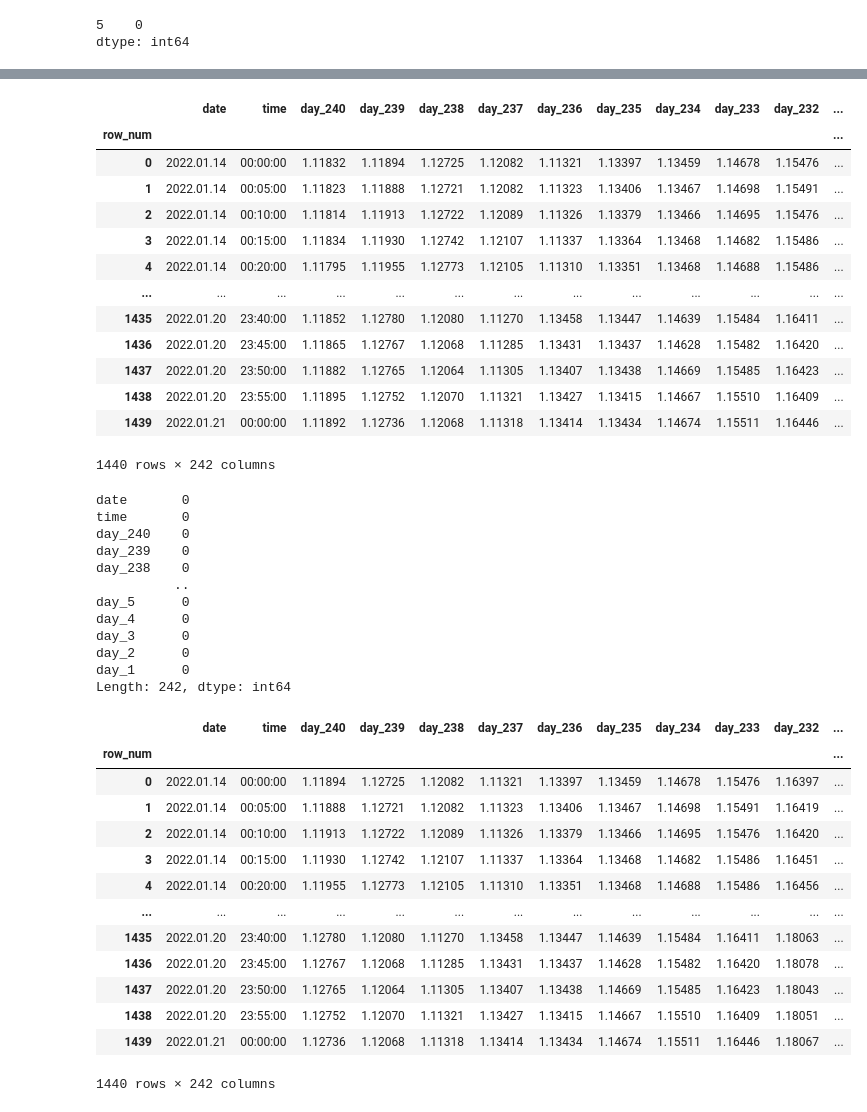
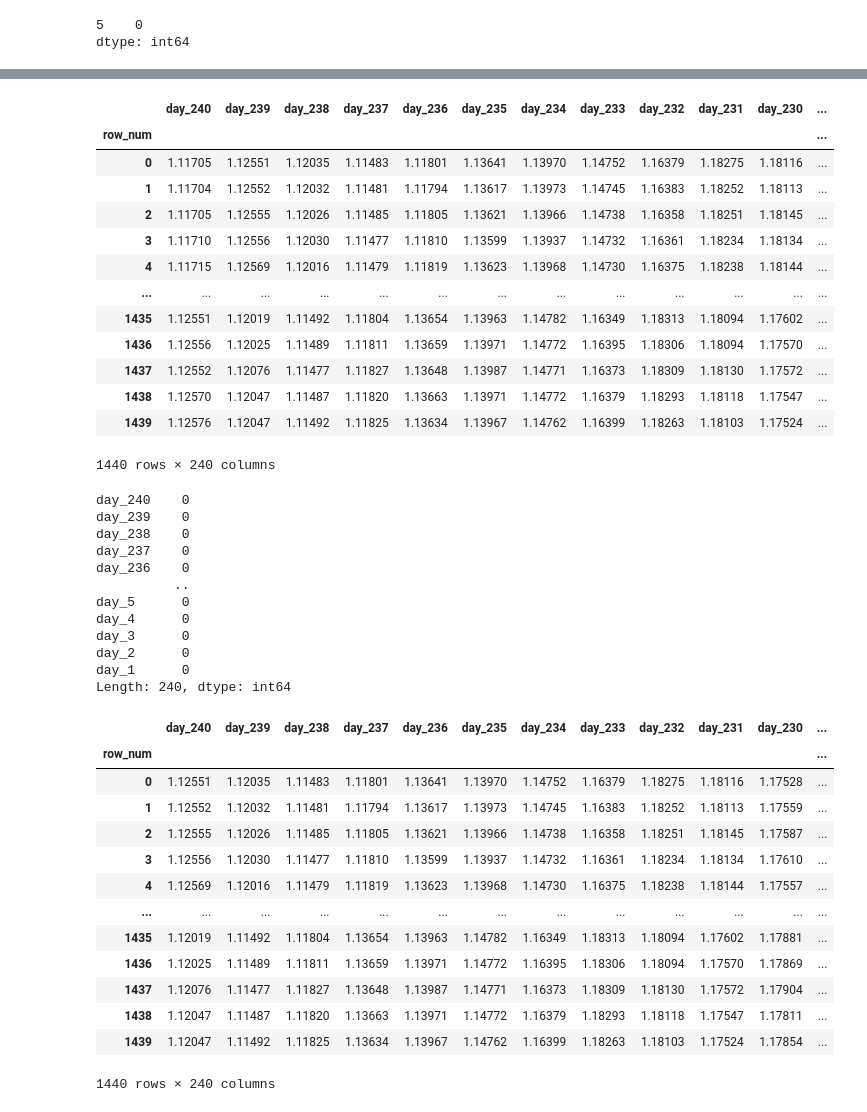
Before and after one commit to gomlfx/ApiaryFund_, a Jupyter notebook: AutoGluonForecast_1_6.ipynb, the cells around one changed output, grey strips where cells are left out. Cells and saved outputs as stored; diff of their text form; code cells hidden in the pictures.

```diff
--- a/AutoGluonForecast_1_6.ipynb
+++ b/AutoGluonForecast_1_6.ipynb
@@ -53,7 +18,7 @@ from sklearn import preprocessing
 from autogluon.tabular import TabularDataset, TabularPredictor
 # %%
 #metatrader5 file format
-df=pd.read_csv('/content/EURUSD_M5_201701020000_202201210000.csv')
+df=pd.read_csv('/content/EURUSD_M5_201001040000_202202112350.csv')
 # %%
 print(df.head())
 print(df.tail())
@@ -141,7 +106,7 @@ memory usage: 23.0+ MB
 # %%
 #Choose if you want tail or date_time range here for backtest
 #df_close_col = pd.DataFrame(data=df.iloc[:,5].tail(350000))
-df_close_col = pd.DataFrame(df.loc['2017.01.03 01:00:00':'2022.01.21 00:00:00',5])
+df_close_col = pd.DataFrame(df.loc['2017.01.03 01:00:00':'2022.01.27 00:00:00',5])
 # %%
 df_close_col.info()
 # %% [output]
@@ -1793,42 +1726,42 @@ row_num
 # %%
-df_train = pd.concat([date,time,df240,df239,df238,df237,df236,df235,df234,df233,df232,df231,df230,df229,df228,df227,df226,df225,df224,df223,df222,df221,df220,df219,df218,df217,df216,df215,df214,df213,df212,df211,df210,df209,df208,df207,df206,df205,df204,df203,df202,df201,df200,df199,df198,df197,df196,df195,df194,df193,df192,df191,df190,df189,df188,df187,df186,df185,df184,df183,df182,df181,df180,df179,df178,df177,df176,df175,df174,df173,df172,df171,df170,df169,df168,df167,df166,df165,df164,df163,df162,df161,df160,df159,df158,df157,df156,df155,df154,df153,df152,df151,df150,df149,df148,df147,df146,df145,df144,df143,df142,df141,df140,df139,df138,df137,df136,df135,df134,df133,df132,df131,df130,df129,df128,df127,df126,df125,df124,df123,df122,df121,df120,df119,df118,df117,df116,df115,df114,df113,df112,df111,df110,df109,df108,df107,df106,df105,df104,df103,df102,df101,df100,df99,df98,df97,df96,df95,df94,df93,df92,df91,df90,df89,df88,df87,df86,df85,df84,df83,df82,df81,df80,df79,df78,df77,df76,df75,df74,df73,df72,df71,df70,df69,df68,df67,df66,df65,df64,df63,df62,df61,df60,df59,df58,df57,df56,df55,df54,df53,df52,df51,df50,df49,df48,df47,df46,df45,df44,df43,df42,df41,df40,df39,df38,df37,df36,df35,df34,df33,df32,df31,df30,df29,df28,df27,df26,df25,df24,df23,df22,df21,df20,df19,df18,df17,df16,df15,df14,df13,df12,df11,df10,df9,df8,df7,df6,df5,df4,df3,df2,df1], axis=1)
+df_train = pd.concat([df240,df239,df238,df237,df236,df235,df234,df233,df232,df231,df230,df229,df228,df227,df226,df225,df224,df223,df222,df221,df220,df219,df218,df217,df216,df215,df214,df213,df212,df211,df210,df209,df208,df207,df206,df205,df204,df203,df202,df201,df200,df199,df198,df197,df196,df195,df194,df193,df192,df191,df190,df189,df188,df187,df186,df185,df184,df183,df182,df181,df180,df179,df178,df177,df176,df175,df174,df173,df172,df171,df170,df169,df168,df167,df166,df165,df164,df163,df162,df161,df160,df159,df158,df157,df156,df155,df154,df153,df152,df151,df150,df149,df148,df147,df146,df145,df144,df143,df142,df141,df140,df139,df138,df137,df136,df135,df134,df133,df132,df131,df130,df129,df128,df127,df126,df125,df124,df123,df122,df121,df120,df119,df118,df117,df116,df115,df114,df113,df112,df111,df110,df109,df108,df107,df106,df105,df104,df103,df102,df101,df100,df99,df98,df97,df96,df95,df94,df93,df92,df91,df90,df89,df88,df87,df86,df85,df84,df83,df82,df81,df80,df79,df78,df77,df76,df75,df74,df73,df72,df71,df70,df69,df68,df67,df66,df65,df64,df63,df62,df61,df60,df59,df58,df57,df56,df55,df54,df53,df52,df51,df50,df49,df48,df47,df46,df45,df44,df43,df42,df41,df40,df39,df38,df37,df36,df35,df34,df33,df32,df31,df30,df29,df28,df27,df26,df25,df24,df23,df22,df21,df20,df19,df18,df17,df16,df15,df14,df13,df12,df11,df10,df9,df8,df7,df6,df5,df4,df3,df2,df1], axis=1)
 ##include date time at column 0,1##
 
 df_train = pd.DataFrame(data=df_train)
 df_train
 # %% [output]
-|  | date | time | day_240 | day_239 | day_238 | day_237 | day_236 | day_235 | day_234 | day_233 | day_232 | ... |
+|  | day_240 | day_239 | day_238 | day_237 | day_236 | day_235 | day_234 | day_233 | day_232 | day_231 | day_230 | ... |
 | row_num |  |  |  |  |  |  |  |  |  |  |  | ... |
-| 0 | 2022.01.14 | 00:00:00 | 1.11832 | 1.11894 | 1.12725 | 1.12082 | 1.11321 | 1.13397 | 1.13459 | 1.14678 | 1.15476 | ... |
-| 1 | 2022.01.14 | 00:05:00 | 1.11823 | 1.11888 | 1.12721 | 1.12082 | 1.11323 | 1.13406 | 1.13467 | 1.14698 | 1.15491 | ... |
-| 2 | 2022.01.14 | 00:10:00 | 1.11814 | 1.11913 | 1.12722 | 1.12089 | 1.11326 | 1.13379 | 1.13466 | 1.14695 | 1.15476 | ... |
-| 3 | 2022.01.14 | 00:15:00 | 1.11834 | 1.11930 | 1.12742 | 1.12107 | 1.11337 | 1.13364 | 1.13468 | 1.14682 | 1.15486 | ... |
-| 4 | 2022.01.14 | 00:20:00 | 1.11795 | 1.11955 | 1.12773 | 1.12105 | 1.11310 | 1.13351 | 1.13468 | 1.14688 | 1.15486 | ... |
+| 0 | 1.11705 | 1.12551 | 1.12035 | 1.11483 | 1.11801 | 1.13641 | 1.13970 | 1.14752 | 1.16379 | 1.18275 | 1.18116 | ... |
+| 1 | 1.11704 | 1.12552 | 1.12032 | 1.11481 | 1.11794 | 1.13617 | 1.13973 | 1.14745 | 1.16383 | 1.18252 | 1.18113 | ... |
+| 2 | 1.11705 | 1.12555 | 1.12026 | 1.11485 | 1.11805 | 1.13621 | 1.13966 | 1.14738 | 1.16358 | 1.18251 | 1.18145 | ... |
+| 3 | 1.11710 | 1.12556 | 1.12030 | 1.11477 | 1.11810 | 1.13599 | 1.13937 | 1.14732 | 1.16361 | 1.18234 | 1.18134 | ... |
+| 4 | 1.11715 | 1.12569 | 1.12016 | 1.11479 | 1.11819 | 1.13623 | 1.13968 | 1.14730 | 1.16375 | 1.18238 | 1.18144 | ... |
 | ... | ... | ... | ... | ... | ... | ... | ... | ... | ... | ... | ... | ... |
-| 1435 | 2022.01.20 | 23:40:00 | 1.11852 | 1.12780 | 1.12080 | 1.11270 | 1.13458 | 1.13447 | 1.14639 | 1.15484 | 1.16411 | ... |
-| 1436 | 2022.01.20 | 23:45:00 | 1.11865 | 1.12767 | 1.12068 | 1.11285 | 1.13431 | 1.13437 | 1.14628 | 1.15482 | 1.16420 | ... |
-| 1437 | 2022.01.20 | 23:50:00 | 1.11882 | 1.12765 | 1.12064 | 1.11305 | 1.13407 | 1.13438 | 1.14669 | 1.15485 | 1.16423 | ... |
-| 1438 | 2022.01.20 | 23:55:00 | 1.11895 | 1.12752 | 1.12070 | 1.11321 | 1.13427 | 1.13415 | 1.14667 | 1.15510 | 1.16409 | ... |
-| 1439 | 2022.01.21 | 00:00:00 | 1.11892 | 1.12736 | 1.12068 | 1.11318 | 1.13414 | 1.13434 | 1.14674 | 1.15511 | 1.16446 | ... |
+| 1435 | 1.12551 | 1.12019 | 1.11492 | 1.11804 | 1.13654 | 1.13963 | 1.14782 | 1.16349 | 1.18313 | 1.18094 | 1.17602 | ... |
+| 1436 | 1.12556 | 1.12025 | 1.11489 | 1.11811 | 1.13659 | 1.13971 | 1.14772 | 1.16395 | 1.18306 | 1.18094 | 1.17570 | ... |
+| 1437 | 1.12552 | 1.12076 | 1.11477 | 1.11827 | 1.13648 | 1.13987 | 1.14771 | 1.16373 | 1.18309 | 1.18130 | 1.17572 | ... |
+| 1438 | 1.12570 | 1.12047 | 1.11487 | 1.11820 | 1.13663 | 1.13971 | 1.14772 | 1.16379 | 1.18293 | 1.18118 | 1.17547 | ... |
+| 1439 | 1.12576 | 1.12047 | 1.11492 | 1.11825 | 1.13634 | 1.13967 | 1.14762 | 1.16399 | 1.18263 | 1.18103 | 1.17524 | ... |
-1440 rows × 242 columns
+1440 rows × 240 columns
 # %%
 df_train.isnull().sum()
 # %% [output]
-date       0
-time       0
 day_240    0
 day_239    0
 day_238    0
+day_237    0
+day_236    0
           ..
 day_5      0
 day_4      0
 day_3      0
 day_2      0
 day_1      0
-Length: 242, dtype: int64
+Length: 240, dtype: int64
 # %%
 df_test = pd.concat([
-                     date,time,df239,df238,df237,df236,df235,df234,df233,df232,df231,df230,df229,df228,df227,df226,df225,df224,df223,df222,df221,df220,df219,df218,df217,df216,df215,df214,df213,df212,df211,df210,df209,df208,df207,df206,df205,df204,df203,df202,df201,
+                     df239,df238,df237,df236,df235,df234,df233,df232,df231,df230,df229,df228,df227,df226,df225,df224,df223,df222,df221,df220,df219,df218,df217,df216,df215,df214,df213,df212,df211,df210,df209,df208,df207,df206,df205,df204,df203,df202,df201,
                      df200,df199,df198,df197,df196,df195,df194,df193,df192,df191,df190,df189,df188,df187,df186,df185,df184,df183,df182,df181,df180,df179,df178,df177,df176,df175,df174,df173,df172,df171,df170,df169,df168,df167,df166,df165,df164,df163,df162,df161,
                      df160,df159,df158,df157,df156,df155,df154,df153,df152,df151,df150,df149,df148,df147,df146,df145,df144,df143,df142,df141,df140,df139,df138,df137,df136,df135,df134,df133,df132,df131,df130,df129,df128,df127,df126,df125,df124,df123,df122,df121,
                      df120,df119,df118,df117,df116,df115,df114,df113,df112,df111,df110,df109,df108,df107,df106,df105,df104,df103,df102,df101,df100,df99,df98,df97,df96,df95,df94,df93,df92,df91,df90,df89,df88,df87,df86,df85,df84,df83,df82,df81,
@@ -1845,20 +1778,20 @@ df_test.rename(columns={
 df_test = pd.DataFrame(data=df_test)
 df_test
 # %% [output]
-|  | date | time | day_240 | day_239 | day_238 | day_237 | day_236 | day_235 | day_234 | day_233 | day_232 | ... |
+|  | day_240 | day_239 | day_238 | day_237 | day_236 | day_235 | day_234 | day_233 | day_232 | day_231 | day_230 | ... |
 | row_num |  |  |  |  |  |  |  |  |  |  |  | ... |
-| 0 | 2022.01.14 | 00:00:00 | 1.11894 | 1.12725 | 1.12082 | 1.11321 | 1.13397 | 1.13459 | 1.14678 | 1.15476 | 1.16397 | ... |
-| 1 | 2022.01.14 | 00:05:00 | 1.11888 | 1.12721 | 1.12082 | 1.11323 | 1.13406 | 1.13467 | 1.14698 | 1.15491 | 1.16419 | ... |
-| 2 | 2022.01.14 | 00:10:00 | 1.11913 | 1.12722 | 1.12089 | 1.11326 | 1.13379 | 1.13466 | 1.14695 | 1.15476 | 1.16420 | ... |
-| 3 | 2022.01.14 | 00:15:00 | 1.11930 | 1.12742 | 1.12107 | 1.11337 | 1.13364 | 1.13468 | 1.14682 | 1.15486 | 1.16451 | ... |
-| 4 | 2022.01.14 | 00:20:00 | 1.11955 | 1.12773 | 1.12105 | 1.11310 | 1.13351 | 1.13468 | 1.14688 | 1.15486 | 1.16456 | ... |
+| 0 | 1.12551 | 1.12035 | 1.11483 | 1.11801 | 1.13641 | 1.13970 | 1.14752 | 1.16379 | 1.18275 | 1.18116 | 1.17528 | ... |
+| 1 | 1.12552 | 1.12032 | 1.11481 | 1.11794 | 1.13617 | 1.13973 | 1.14745 | 1.16383 | 1.18252 | 1.18113 | 1.17559 | ... |
+| 2 | 1.12555 | 1.12026 | 1.11485 | 1.11805 | 1.13621 | 1.13966 | 1.14738 | 1.16358 | 1.18251 | 1.18145 | 1.17587 | ... |
+| 3 | 1.12556 | 1.12030 | 1.11477 | 1.11810 | 1.13599 | 1.13937 | 1.14732 | 1.16361 | 1.18234 | 1.18134 | 1.17610 | ... |
+| 4 | 1.12569 | 1.12016 | 1.11479 | 1.11819 | 1.13623 | 1.13968 | 1.14730 | 1.16375 | 1.18238 | 1.18144 | 1.17557 | ... |
 | ... | ... | ... | ... | ... | ... | ... | ... | ... | ... | ... | ... | ... |
-| 1435 | 2022.01.20 | 23:40:00 | 1.12780 | 1.12080 | 1.11270 | 1.13458 | 1.13447 | 1.14639 | 1.15484 | 1.16411 | 1.18063 | ... |
-| 1436 | 2022.01.20 | 23:45:00 | 1.12767 | 1.12068 | 1.11285 | 1.13431 | 1.13437 | 1.14628 | 1.15482 | 1.16420 | 1.18078 | ... |
-| 1437 | 2022.01.20 | 23:50:00 | 1.12765 | 1.12064 | 1.11305 | 1.13407 | 1.13438 | 1.14669 | 1.15485 | 1.16423 | 1.18043 | ... |
-| 1438 | 2022.01.20 | 23:55:00 | 1.12752 | 1.12070 | 1.11321 | 1.13427 | 1.13415 | 1.14667 | 1.15510 | 1.16409 | 1.18051 | ... |
-| 1439 | 2022.01.21 | 00:00:00 | 1.12736 | 1.12068 | 1.11318 | 1.13414 | 1.13434 | 1.14674 | 1.15511 | 1.16446 | 1.18067 | ... |
+| 1435 | 1.12019 | 1.11492 | 1.11804 | 1.13654 | 1.13963 | 1.14782 | 1.16349 | 1.18313 | 1.18094 | 1.17602 | 1.17881 | ... |
+| 1436 | 1.12025 | 1.11489 | 1.11811 | 1.13659 | 1.13971 | 1.14772 | 1.16395 | 1.18306 | 1.18094 | 1.17570 | 1.17869 | ... |
+| 1437 | 1.12076 | 1.11477 | 1.11827 | 1.13648 | 1.13987 | 1.14771 | 1.16373 | 1.18309 | 1.18130 | 1.17572 | 1.17904 | ... |
+| 1438 | 1.12047 | 1.11487 | 1.11820 | 1.13663 | 1.13971 | 1.14772 | 1.16379 | 1.18293 | 1.18118 | 1.17547 | 1.17811 | ... |
+| 1439 | 1.12047 | 1.11492 | 1.11825 | 1.13634 | 1.13967 | 1.14762 | 1.16399 | 1.18263 | 1.18103 | 1.17524 | 1.17854 | ... |
-1440 rows × 242 columns
+1440 rows × 240 columns
 # %%
 df_train.isnull().sum()
 # %% [output]
```
Also changed, not shown: parts of 25 cells of this notebook.
